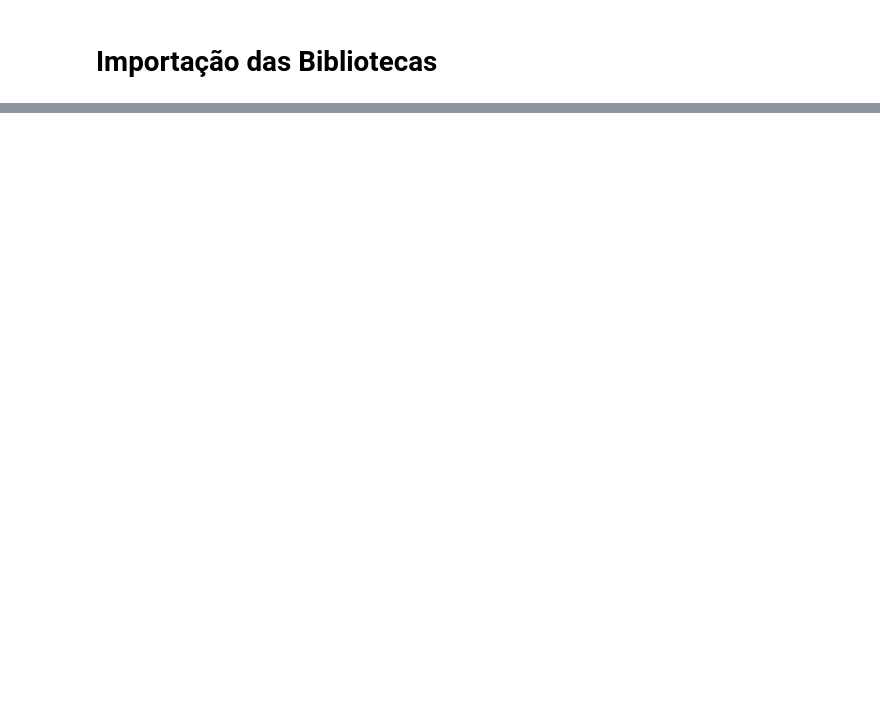
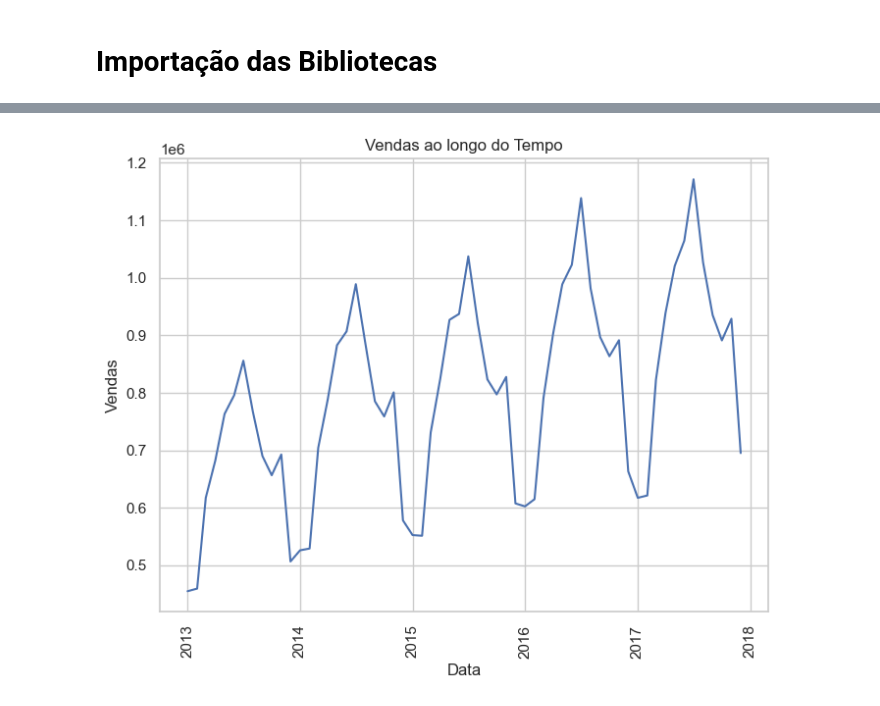
Before and after one commit to lborgatow/demand-forecasting, a Jupyter notebook: notebooks/initial_analysis.ipynb, the cells around one changed output, grey strips where cells are left out. Saved outputs shown, nothing was run; the diff lists cells and outputs as text; code cells hidden in the pictures; blank space fills up the shorter version.

```diff
--- a/notebooks/initial_analysis.ipynb
+++ b/notebooks/initial_analysis.ipynb
@@ -104,0 +10,2 @@ shape: (500, 5)
+# %%
+sns.set_theme(style="whitegrid")
@@ -104,0 +78,3 @@ shape: (500, 5)
+# %%
+store_item_demand = pl.read_csv("../data/01_raw/STORE_ITEM/STORE_ITEM_DEMAND.csv")
+store_item_demand.head(5)
@@ -104,0 +97,28 @@ shape: (500, 5)
+# %%
+# Agregação para demanda mensal (para melhorar a visualização do gráfico)
+agg_df = (
+        store_item_demand.with_columns(pl.col("date").str.to_datetime()).group_by_dynamic(
+            index_column="date",
+            every="1mo",
+            closed="left",
+            group_by=["store", "item"],
+            include_boundaries=False
+        )
+        .agg(
+            [
+                pl.sum("sales")
+            ]
+        )
+    )
+
+agg = agg_df.group_by("date", maintain_order=True).agg(pl.sum("sales"))
+
+plt.figure(figsize=(8,6))
+sns.lineplot(x="date", y="sales", data=agg)
+plt.title("Vendas ao longo do Tempo")
+plt.xlabel("Data")
+plt.xticks(rotation=90)
+plt.ylabel("Vendas")
+plt.show()
+# %% [output]
+[figure, added]
```
Also changed, not shown: parts of 73 cells of this notebook, 1 other file.
